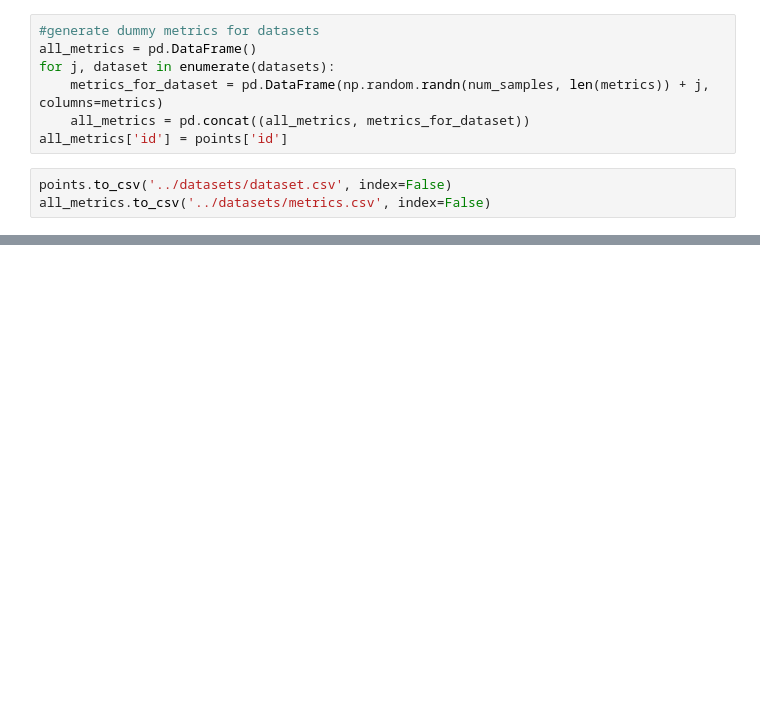
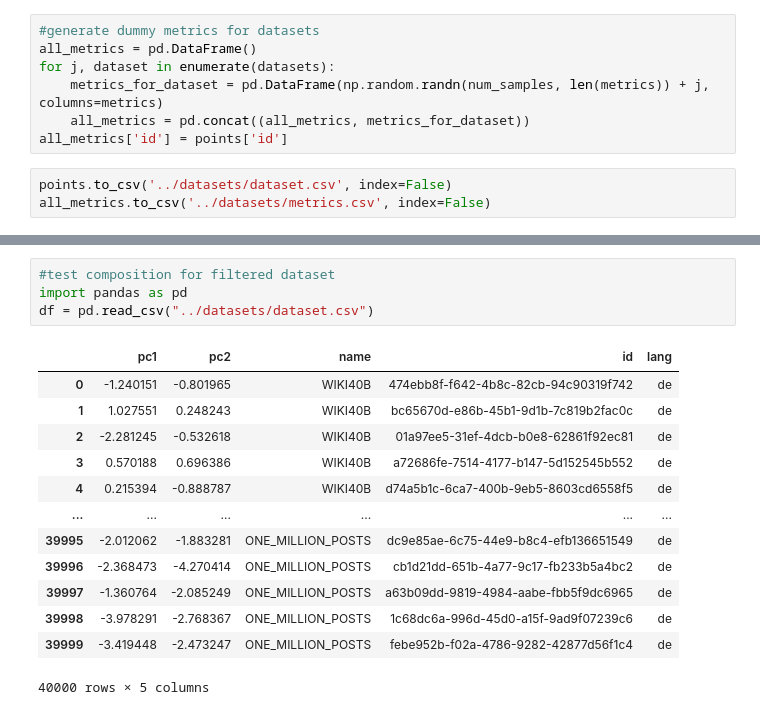
Before and after one commit to pramodv1993/aqua, a Jupyter notebook: notebooks/dataset_creator.ipynb, the cells around one changed output, grey strips where cells are left out. Drawn from its saved outputs; the diff is of its cells as text; blank space fills up the shorter version.

```diff
--- a/notebooks/dataset_creator.ipynb
+++ b/notebooks/dataset_creator.ipynb
@@ -36,0 +45,18 @@ all_metrics.to_csv('../datasets/metrics.csv', index=False)
+# %%
+#test composition for filtered dataset
+import pandas as pd
+df = pd.read_csv("../datasets/dataset.csv")
+# %% [output]
+|  | pc1 | pc2 | name | id | lang |
+| 0 | -1.240151 | -0.801965 | WIKI40B | 474ebb8f-f642-4b8c-82cb-94c90319f742 | de |
+| 1 | 1.027551 | 0.248243 | WIKI40B | bc65670d-e86b-45b1-9d1b-7c819b2fac0c | de |
+| 2 | -2.281245 | -0.532618 | WIKI40B | 01a97ee5-31ef-4dcb-b0e8-62861f92ec81 | de |
+| 3 | 0.570188 | 0.696386 | WIKI40B | a72686fe-7514-4177-b147-5d152545b552 | de |
+| 4 | 0.215394 | -0.888787 | WIKI40B | d74a5b1c-6ca7-400b-9eb5-8603cd6558f5 | de |
+| ... | ... | ... | ... | ... | ... |
+| 39995 | -2.012062 | -1.883281 | ONE_MILLION_POSTS | dc9e85ae-6c75-44e9-b8c4-efb136651549 | de |
+| 39996 | -2.368473 | -4.270414 | ONE_MILLION_POSTS | cb1d21dd-651b-4a77-9c17-fb233b5a4bc2 | de |
+| 39997 | -1.360764 | -2.085249 | ONE_MILLION_POSTS | a63b09dd-9819-4984-aabe-fbb5f9dc6965 | de |
+| 39998 | -3.978291 | -2.768367 | ONE_MILLION_POSTS | 1c68dc6a-996d-45d0-a15f-9ad9f07239c6 | de |
+| 39999 | -3.419448 | -2.473247 | ONE_MILLION_POSTS | febe952b-f02a-4786-9282-42877d56f1c4 | de |
+40000 rows × 5 columns
```
Also changed, not shown: parts of 5 cells of this notebook, 7 other files.
